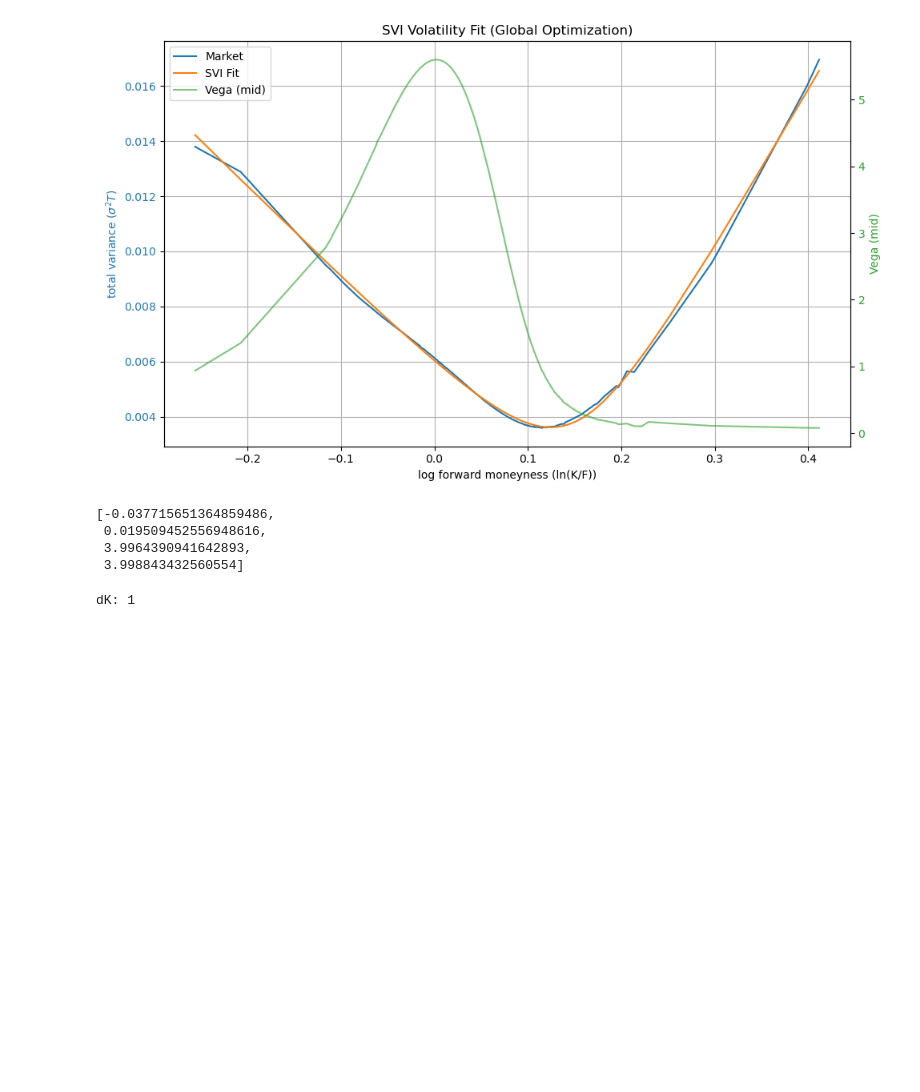
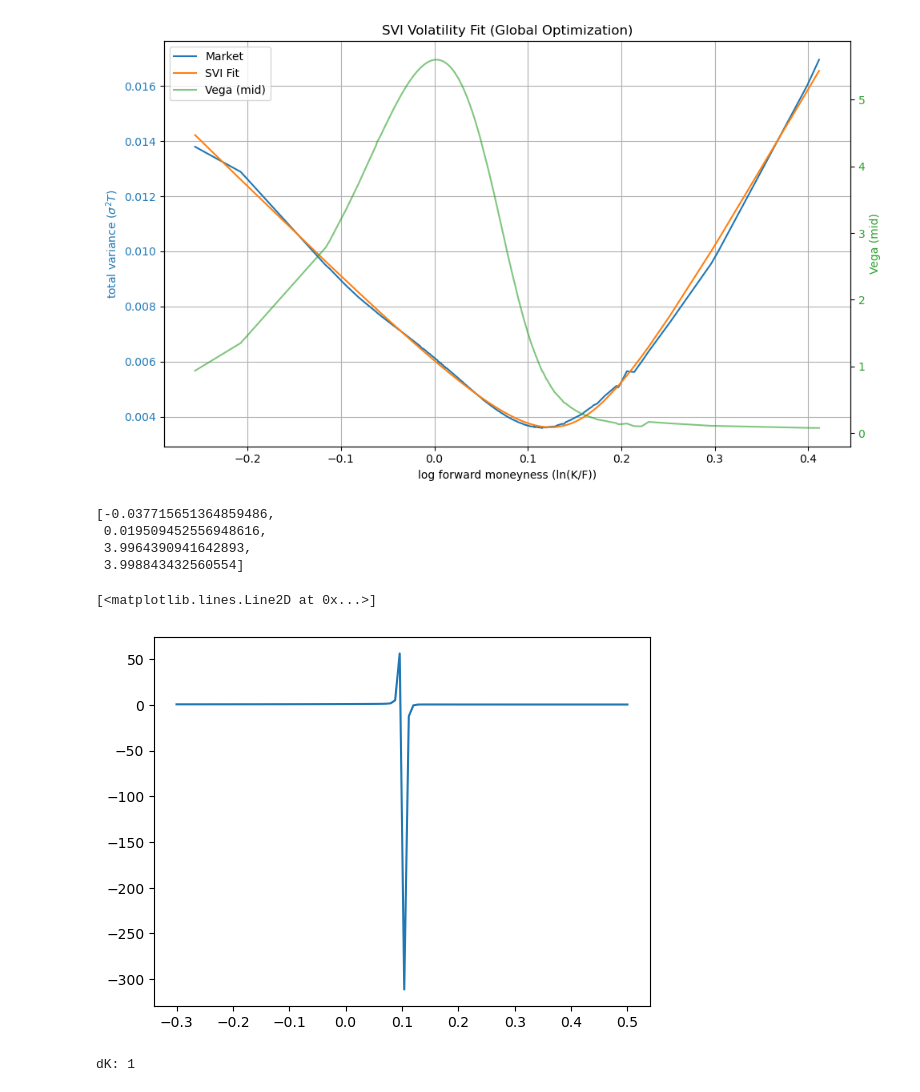
Before and after one commit to atanasio528/RRT, a Jupyter notebook: SVI/SVI version 2.ipynb, the cells around one changed output. Cells and saved outputs as stored; diff of their text form; code cells hidden in the pictures; blank space fills up the shorter version.

```diff
--- a/SVI/SVI version 2.ipynb
+++ b/SVI/SVI version 2.ipynb
@@ -453,8 +453,9 @@ class SVI:
             "nu": nu, "psi": psi, "p": p, "c": c, "nu_tilde": nu_tilde
         }
 
-
-
+call_df = pd.read_csv('../data/cleaned_data/Bloomberg/spx_call_051625_1634.csv')
+call_df['my_iv_mid'] = bs.find_imvol_call('mid')
+call_df['w'] = call_df['my_iv_mid'] ** 2 * call_df['T']
 df = call_df.loc[:, ["x", "w", "volume", "vega_mid"]].dropna() # [ (call_df['x'] > 0.1) & (call_df['x'] < 0.2)]
 k = df['x'].values
 w = df['w'].values
@@ -538,6 +539,27 @@ butterfly_constraints(list(svi.params.values()))
  0.019509452556948616,
  3.9964390941642893,
  3.998843432560554]
+# %%
+def g(k, params):
+    a, b, rho, m, sigma = params
+    w = a + b * (rho*(k-m) + np.sqrt((k-m)**2 + sigma**2))
+    dw = b * (rho + (k-m)/np.sqrt((k-m)**2 + sigma**2))
+    d2w = b * sigma**2 / ((k-m)**2 + sigma**2) ** (3/2)
+    g = (1-(k*dw)/(2*w)) - (d2w**2/4)*(1/dw + 1/4) + d2w/2
+    return g
+
+p_set = {'a': 0.003214066196120924, 'b': 0.028974240582070574, 'rho': 0.012683277643222832, 'm': 0.10213350583687919, 'sigma': 0.010440212990775969}
+
+params = list(p_set.values())
+k_grid = np.linspace(-0.3, 0.5, 100)
+gk = []
+for k in k_grid:
+    gk.append(g(k, params))
+
+plt.plot(k_grid, gk)
+# %% [output]
+[<matplotlib.lines.Line2D at 0x...>]
+[figure, added]
 # %%
 from scipy.stats import norm
 import numpy as np
```
